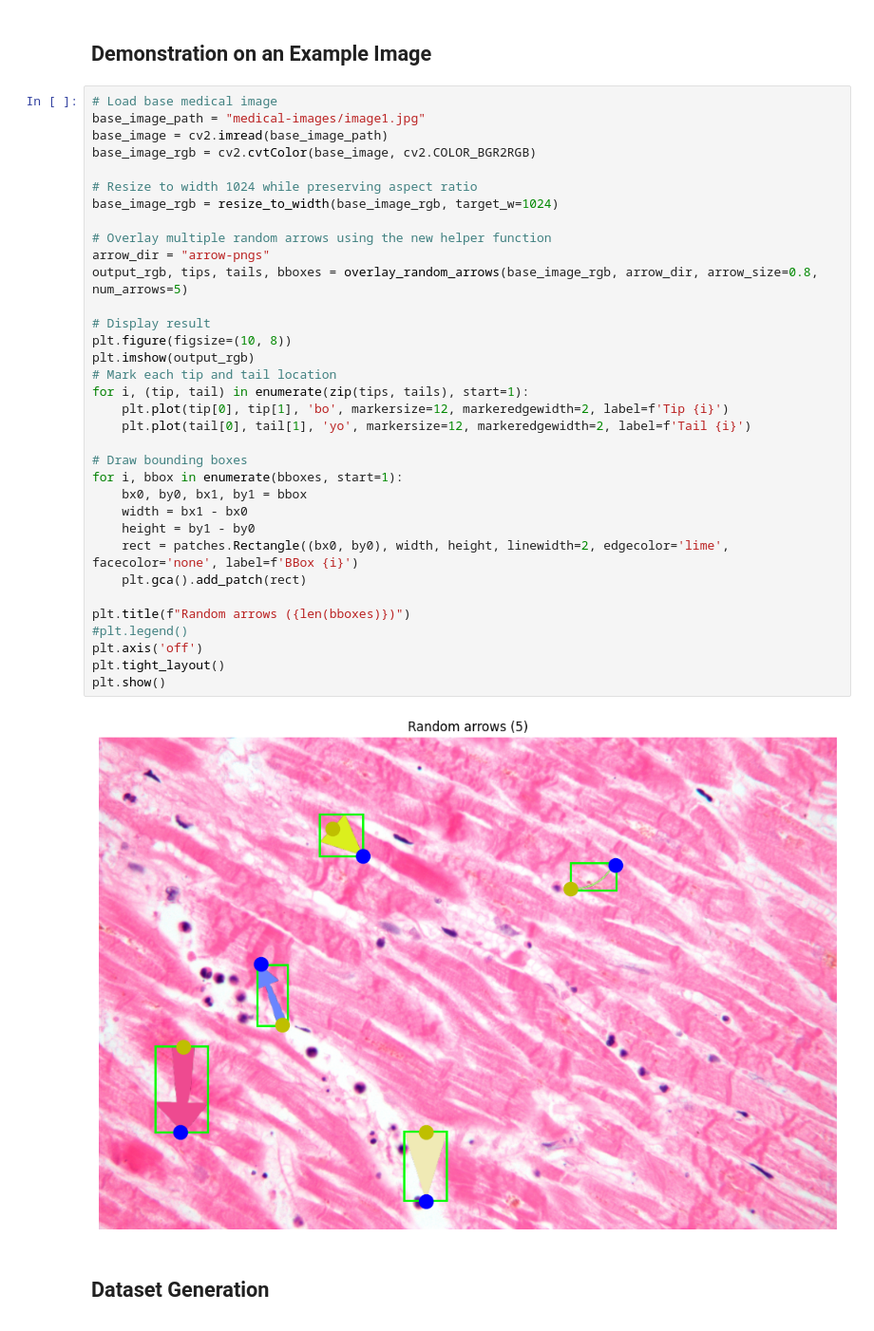
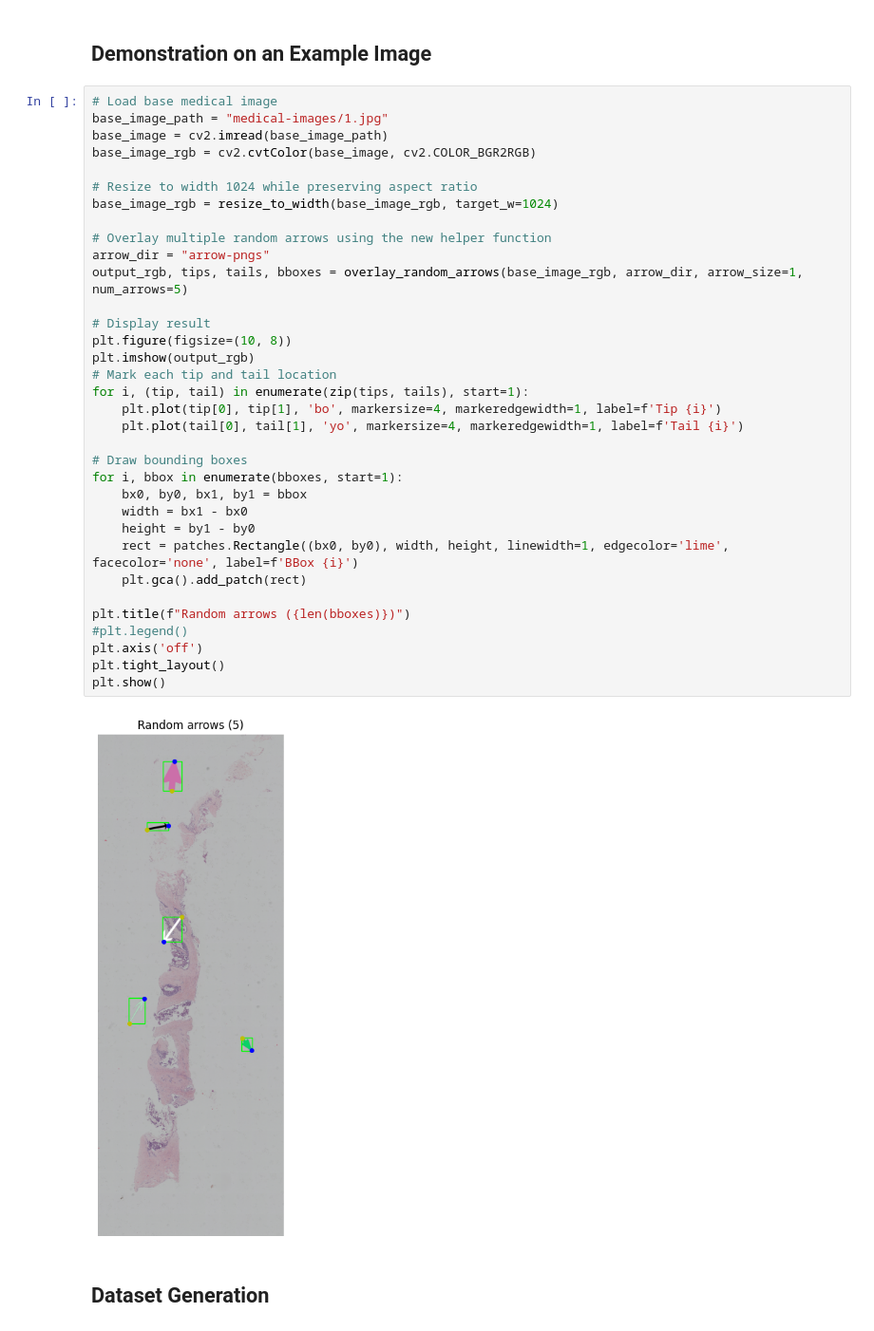
Before and after one commit to xckev/arrow-detection, a Jupyter notebook: arrow-image-gen/arrow-image-generator.ipynb, the cells around one changed output. Shown at 95% size. Saved outputs shown, nothing was run; the diff lists cells and outputs as text.

```diff
--- a/arrow-image-gen/arrow-image-generator.ipynb
+++ b/arrow-image-gen/arrow-image-generator.ipynb
@@ -366,40 +366,40 @@ def overlay_random_arrows(base_image_rgb, arrow_dir, arrow_size=1, num_arrows=2,
 ## Demonstration on an Example Image
 # %%
 # Load base medical image
-base_image_path = "medical-images/image1.jpg"
+base_image_path = "medical-images/1.jpg"
 base_image = cv2.imread(base_image_path)
 base_image_rgb = cv2.cvtColor(base_image, cv2.COLOR_BGR2RGB)
 
 # Resize to width 1024 while preserving aspect ratio
 base_image_rgb = resize_to_width(base_image_rgb, target_w=1024)
 
 # Overlay multiple random arrows using the new helper function
 arrow_dir = "arrow-pngs"
-output_rgb, tips, tails, bboxes = overlay_random_arrows(base_image_rgb, arrow_dir, arrow_size=0.8, num_arrows=5)
+output_rgb, tips, tails, bboxes = overlay_random_arrows(base_image_rgb, arrow_dir, arrow_size=1, num_arrows=5)
 
 # Display result
 plt.figure(figsize=(10, 8))
 plt.imshow(output_rgb)
 # Mark each tip and tail location
 for i, (tip, tail) in enumerate(zip(tips, tails), start=1):
-    plt.plot(tip[0], tip[1], 'bo', markersize=12, markeredgewidth=2, label=f'Tip {i}')
-    plt.plot(tail[0], tail[1], 'yo', markersize=12, markeredgewidth=2, label=f'Tail {i}')
+    plt.plot(tip[0], tip[1], 'bo', markersize=4, markeredgewidth=1, label=f'Tip {i}')
+    plt.plot(tail[0], tail[1], 'yo', markersize=4, markeredgewidth=1, label=f'Tail {i}')
 
 # Draw bounding boxes
 for i, bbox in enumerate(bboxes, start=1):
     bx0, by0, bx1, by1 = bbox
     width = bx1 - bx0
     height = by1 - by0
-    rect = patches.Rectangle((bx0, by0), width, height, linewidth=2, edgecolor='lime', facecolor='none', label=f'BBox {i}')
+    rect = patches.Rectangle((bx0, by0), width, height, linewidth=1, edgecolor='lime', facecolor='none', label=f'BBox {i}')
     plt.gca().add_patch(rect)
 
 plt.title(f"Random arrows ({len(bboxes)})")
 #plt.legend()
 plt.axis('off')
 plt.tight_layout()
 plt.show()
 # %% [output]
-[figure, old version]
+[figure, new version]
 # %% [markdown]
 ## Dataset Generation
 # %%
```
Also changed, not shown: parts of 2 cells of this notebook, 2 other files.
